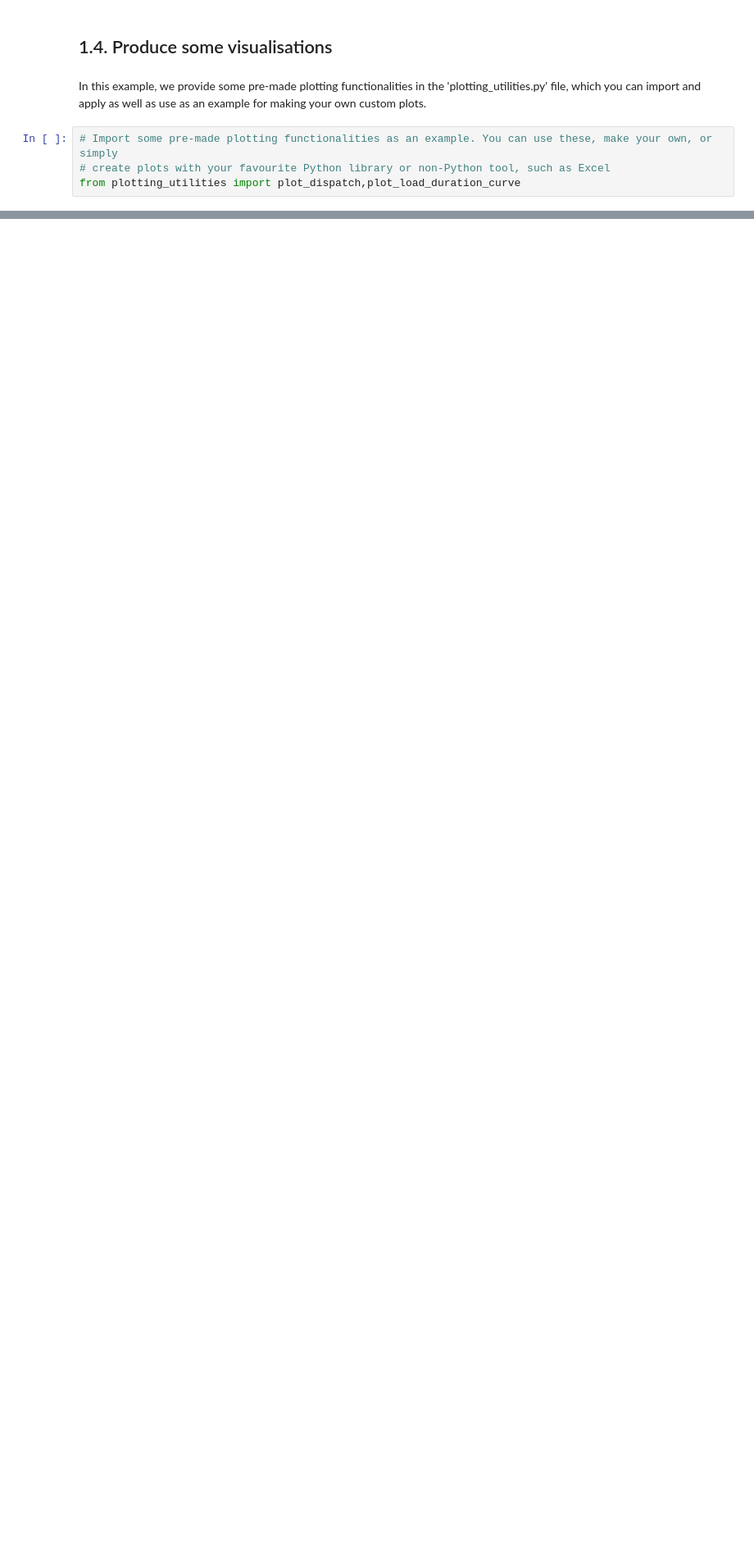
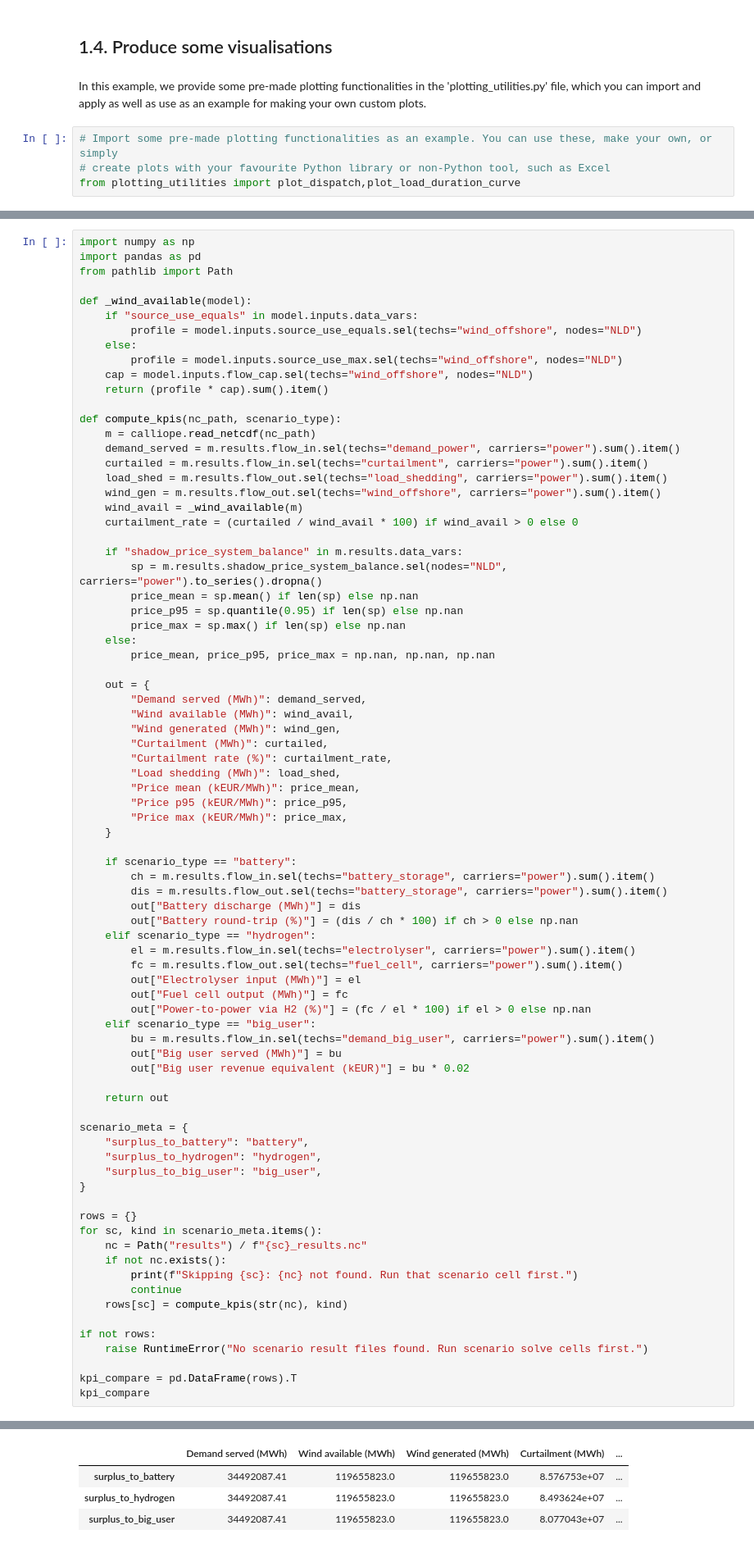
Before and after one commit to Maxxus33/SEN1531_Integrated_Energy_sys, a Jupyter notebook: calliope_integrated/model_starter_toolkit/calliope_model/model_run.ipynb, the cells around one changed output, grey strips where cells are left out. Shown at 82% size. Cells and saved outputs as stored; diff of their text form; blank space fills up the shorter version.

```diff
--- a/calliope_integrated/model_starter_toolkit/calliope_model/model_run.ipynb
+++ b/calliope_integrated/model_starter_toolkit/calliope_model/model_run.ipynb
@@ -247,0 +556,80 @@ Name: shadow_price_system_balance, dtype: float64
+# %%
+import numpy as np
+import pandas as pd
+from pathlib import Path
+
+def _wind_available(model):
+    if "source_use_equals" in model.inputs.data_vars:
+        profile = model.inputs.source_use_equals.sel(techs="wind_offshore", nodes="NLD")
+    else:
+        profile = model.inputs.source_use_max.sel(techs="wind_offshore", nodes="NLD")
+    cap = model.inputs.flow_cap.sel(techs="wind_offshore", nodes="NLD")
+    return (profile * cap).sum().item()
+
+def compute_kpis(nc_path, scenario_type):
+    m = calliope.read_netcdf(nc_path)
+    demand_served = m.results.flow_in.sel(techs="demand_power", carriers="power").sum().item()
+    curtailed = m.results.flow_in.sel(techs="curtailment", carriers="power").sum().item()
+    load_shed = m.results.flow_out.sel(techs="load_shedding", carriers="power").sum().item()
+    wind_gen = m.results.flow_out.sel(techs="wind_offshore", carriers="power").sum().item()
+    wind_avail = _wind_available(m)
+    curtailment_rate = (curtailed / wind_avail * 100) if wind_avail > 0 else 0
+
+    if "shadow_price_system_balance" in m.results.data_vars:
+        sp = m.results.shadow_price_system_balance.sel(nodes="NLD", carriers="power").to_series().dropna()
+        price_mean = sp.mean() if len(sp) else np.nan
+        price_p95 = sp.quantile(0.95) if len(sp) else np.nan
+        price_max = sp.max() if len(sp) else np.nan
+    else:
+        price_mean, price_p95, price_max = np.nan, np.nan, np.nan
+
+    out = {
+        "Demand served (MWh)": demand_served,
+        "Wind available (MWh)": wind_avail,
+        "Wind generated (MWh)": wind_gen,
+        "Curtailment (MWh)": curtailed,
+        "Curtailment rate (%)": curtailment_rate,
+        "Load shedding (MWh)": load_shed,
+        "Price mean (kEUR/MWh)": price_mean,
+        "Price p95 (kEUR/MWh)": price_p95,
+        "Price max (kEUR/MWh)": price_max,
+    }
+
+    if scenario_type == "battery":
+        ch = m.results.flow_in.sel(techs="battery_storage", carriers="power").sum().item()
+        dis = m.results.flow_out.sel(techs="battery_storage", carriers="power").sum().item()
+        out["Battery discharge (MWh)"] = dis
+        out["Battery round-trip (%)"] = (dis / ch * 100) if ch > 0 else np.nan
+    elif scenario_type == "hydrogen":
+        el = m.results.flow_in.sel(techs="electrolyser", carriers="power").sum().item()
+        fc = m.results.flow_out.sel(techs="fuel_cell", carriers="power").sum().item()
+        out["Electrolyser input (MWh)"] = el
+        out["Fuel cell output (MWh)"] = fc
+        out["Power-to-power via H2 (%)"] = (fc / el * 100) if el > 0 else np.nan
+    elif scenario_type == "big_user":
+        bu = m.results.flow_in.sel(techs="demand_big_user", carriers="power").sum().item()
+        out["Big user served (MWh)"] = bu
+        out["Big user revenue equivalent (kEUR)"] = bu * 0.02
+
+    return out
+
+scenario_meta = {
+    "surplus_to_battery": "battery",
+    "surplus_to_hydrogen": "hydrogen",
+    "surplus_to_big_user": "big_user",
+}
+
+rows = {}
+for sc, kind in scenario_meta.items():
+    nc = Path("results") / f"{sc}_results.nc"
+    if not nc.exists():
+        print(f"Skipping {sc}: {nc} not found. Run that scenario cell first.")
+        continue
+    rows[sc] = compute_kpis(str(nc), kind)
+
+if not rows:
+    raise RuntimeError("No scenario result files found. Run scenario solve cells first.")
+
+kpi_compare = pd.DataFrame(rows).T
+kpi_compare
+# %% [output]
@@ -247,0 +653,4 @@ Name: shadow_price_system_balance, dtype: float64
+|  | Demand served (MWh) | Wind available (MWh) | Wind generated (MWh) | Curtailment (MWh) | ... |
+| surplus_to_battery | 34492087.41 | 119655823.0 | 119655823.0 | 8.576753e+07 | ... |
+| surplus_to_hydrogen | 34492087.41 | 119655823.0 | 119655823.0 | 8.493624e+07 | ... |
+| surplus_to_big_user | 34492087.41 | 119655823.0 | 119655823.0 | 8.077043e+07 | ... |
```
Also changed, not shown: parts of 25 cells of this notebook.
